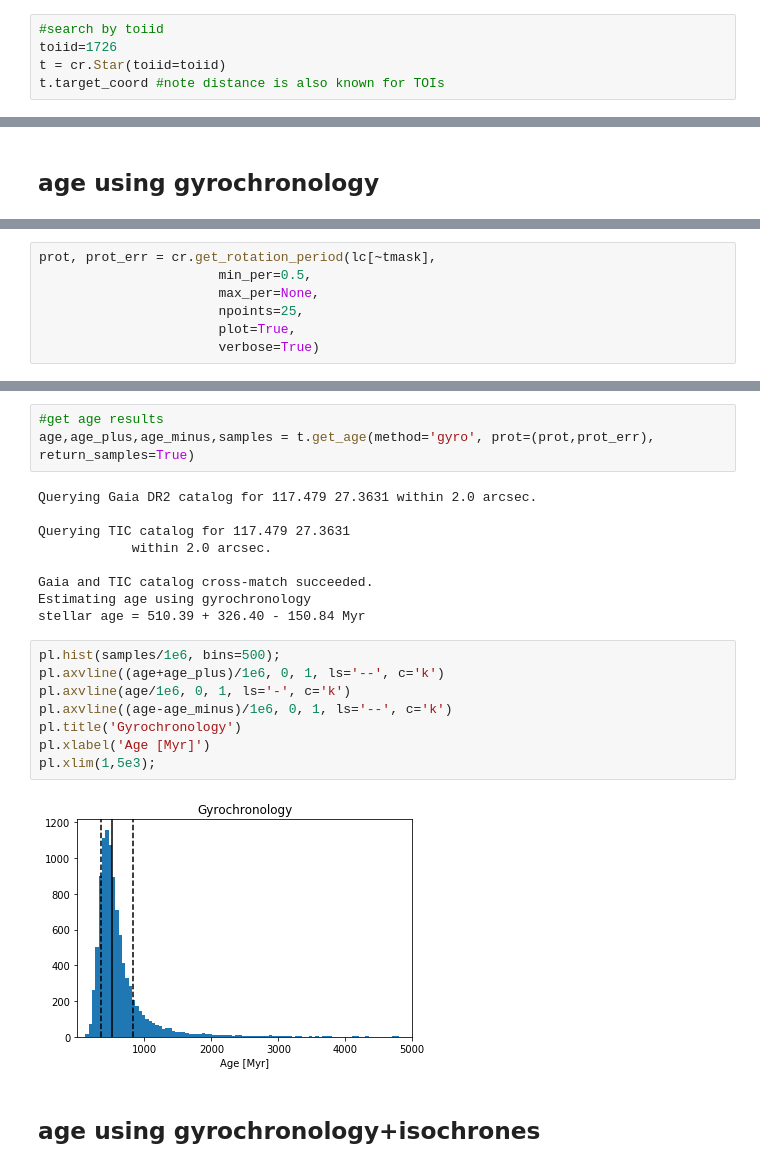
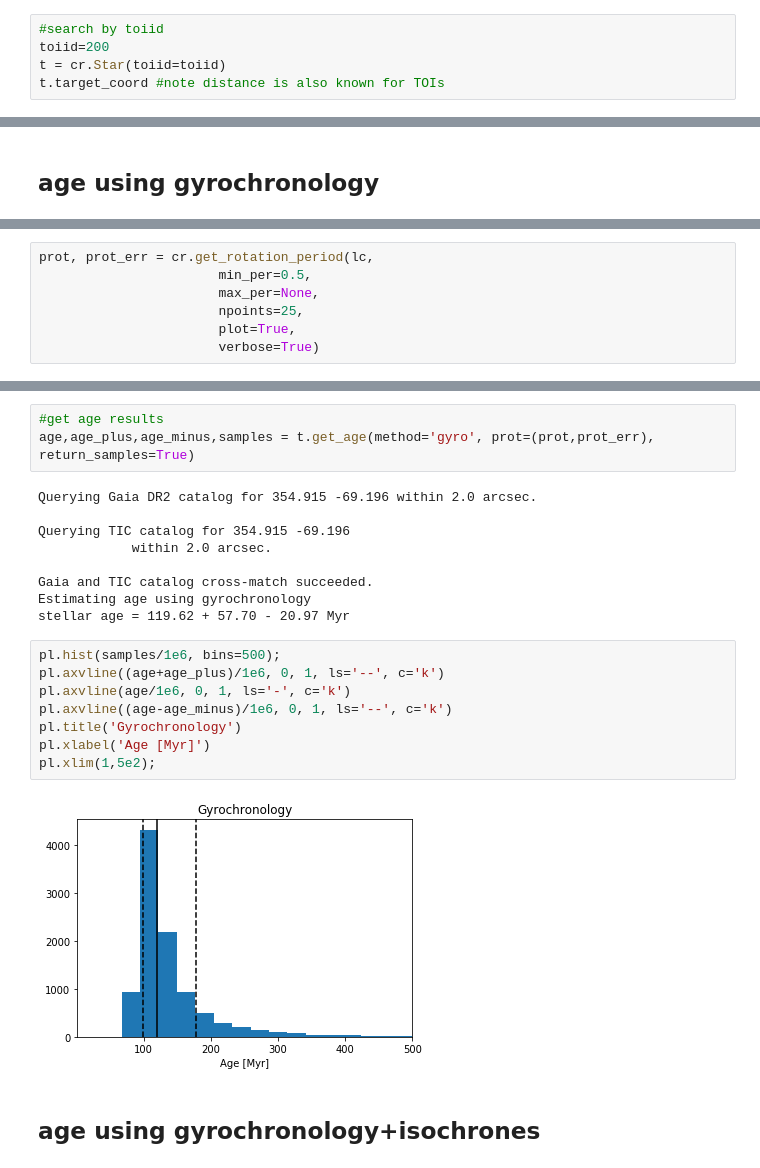
Before and after one commit to jpdeleon/chronos, a Jupyter notebook: notebooks/examples-age.ipynb, the cells around one changed output, grey strips where cells are left out. Cells and saved outputs as stored; diff of their text form.

```diff
--- a/notebooks/examples-age.ipynb
+++ b/notebooks/examples-age.ipynb
@@ -22,7 +22,7 @@ WARNING:root:Emcee3 not imported; be advised.
 According to [Newton+2019](https://arxiv.org/pdf/1906.10703.pdf), age of TOI200/DS Tuc A ~45 Myr.
 # %%
 #search by toiid
-toiid=1726
+toiid=200
 t = cr.Star(toiid=toiid)
 t.target_coord #note distance is also known for TOIs
 # %% [output]
@@ -57,5 +57,5 @@ Text(0.5, 0.98, 'TIC 130181866 (sector 20)')
 # %%
-prot, prot_err = cr.get_rotation_period(lc[~tmask],
+prot, prot_err = cr.get_rotation_period(lc,
                        min_per=0.5,
                        max_per=None,
                        npoints=25,
@@ -68,24 +68,24 @@ P=6.79+/-1.06 d
 #get age results
 age,age_plus,age_minus,samples = t.get_age(method='gyro', prot=(prot,prot_err), return_samples=True)
 # %% [output]
-Querying Gaia DR2 catalog for 117.479 27.3631 within 2.0 arcsec.
+Querying Gaia DR2 catalog for 354.915 -69.196 within 2.0 arcsec.
 
-Querying TIC catalog for 117.479 27.3631
+Querying TIC catalog for 354.915 -69.196
             within 2.0 arcsec.
 
 Gaia and TIC catalog cross-match succeeded.
 Estimating age using gyrochronology
-stellar age = 510.39 + 326.40 - 150.84 Myr
+stellar age = 119.62 + 57.70 - 20.97 Myr
 # %%
 pl.hist(samples/1e6, bins=500);
 pl.axvline((age+age_plus)/1e6, 0, 1, ls='--', c='k')
 pl.axvline(age/1e6, 0, 1, ls='-', c='k')
 pl.axvline((age-age_minus)/1e6, 0, 1, ls='--', c='k')
 pl.title('Gyrochronology')
 pl.xlabel('Age [Myr]')
-pl.xlim(1,5e3);
+pl.xlim(1,5e2);
 # %% [output]
-[figure, old version]
+[figure, new version]
 # %% [markdown]
 ## age using gyrochronology+isochrones
 # %%
```
Also changed, not shown: parts of 13 cells of this notebook, 6 other files.
